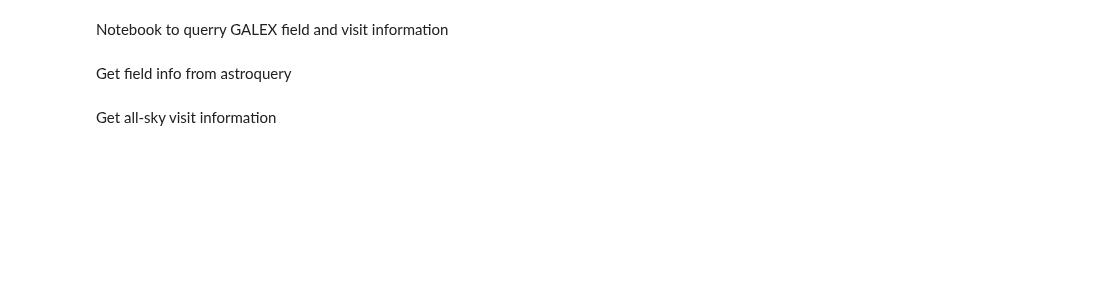
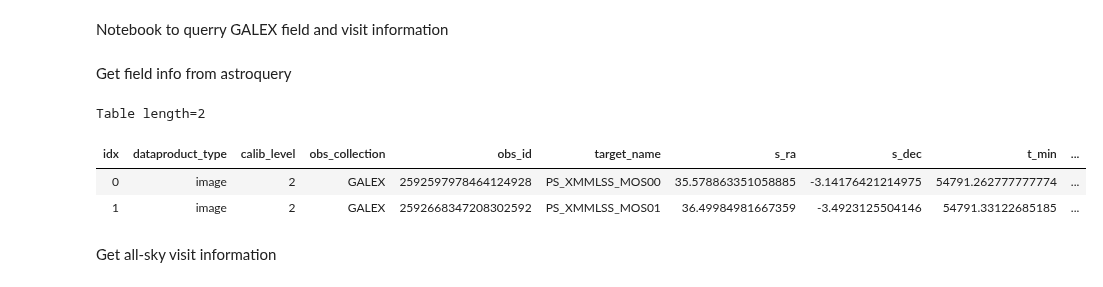
Before and after one commit to rbuehler/vasca, a Jupyter notebook: vasca/examples/query_GALEX.ipynb, the cells around one changed output. Drawn from its saved outputs; the diff is of its cells as text; code cells hidden in the pictures; blank space fills up the shorter version.

```diff
--- a/vasca/examples/query_GALEX.ipynb
+++ b/vasca/examples/query_GALEX.ipynb
@@ -13,22 +13,23 @@ from vasca.resource_manager import ResourceManager
 # %% [markdown]
 Get field info from astroquery
 # %%
-query_mast = False
+#Get TDS field info
+tt_tds = Table.read("./TDS-ApJ_766_60/tds_fields_table2.ecsv")
+dd_query = {"instrument_name":"GALEX",
+             "dataproduct_type":"image",
+             "dataRights":"PUBLIC",
+             "filters":"NUV",
+             "target_name":tt_tds["name"]}
+# "coordinates":tt_tds["coordinates"], "radius":".02 deg",
 
-if query_mast:
-#Get TDS field info
-    tt_tds = Table.read("./TDS-ApJ_766_60/tds_fields_table2.ecsv")
-    dd_query = {"instrument_name":"GALEX",
-                 "dataproduct_type":"image",
-                 "dataRights":"PUBLIC",
-                 "filters":"NUV",
-                 "radius":".02 deg",
-                 "target_name":tt_tds["name"]}
-    # "coordinates":tt_tds["coordinates"]
-
-    tt_obs = Observations.query_criteria(**dd_query)
-    #tt_obs["obs_id","target_name"].pprint(100)
-    tt_obs[0:2].show_in_notebook()
+tt_obs = Observations.query_criteria(**dd_query)
+#tt_obs["obs_id","target_name"].pprint(100)
+tt_obs[0:2].show_in_notebook()
+# %% [output]
+Table length=2
+| idx | dataproduct_type | calib_level | obs_collection | obs_id | target_name | s_ra | s_dec | t_min | ... |
+| 0 | image | 2 | GALEX | 2592597978464124928 | PS_XMMLSS_MOS00 | 35.578863351058885 | -3.14176421214975 | 54791.262777777774 | ... |
+| 1 | image | 2 | GALEX | 2592668347208302592 | PS_XMMLSS_MOS01 | 36.49984981667359 | -3.4923125504146 | 54791.33122685185 | ... |
 # %% [markdown]
 Get all-sky visit information
 # %%
```
Also changed, not shown: parts of 6 cells of this notebook.
